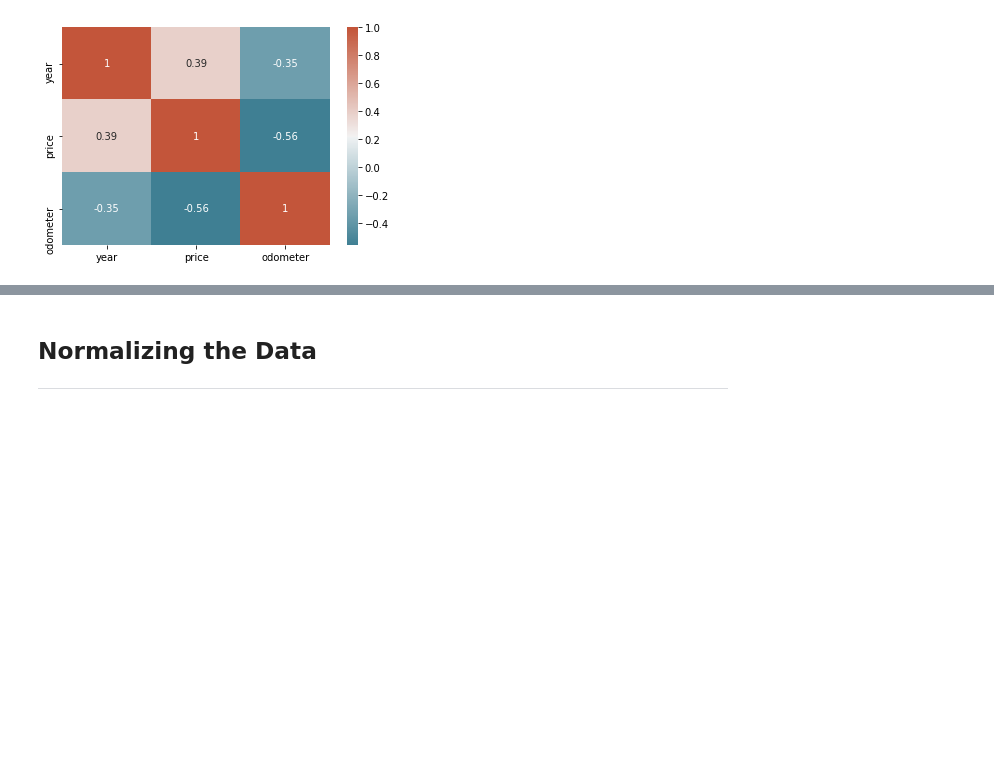
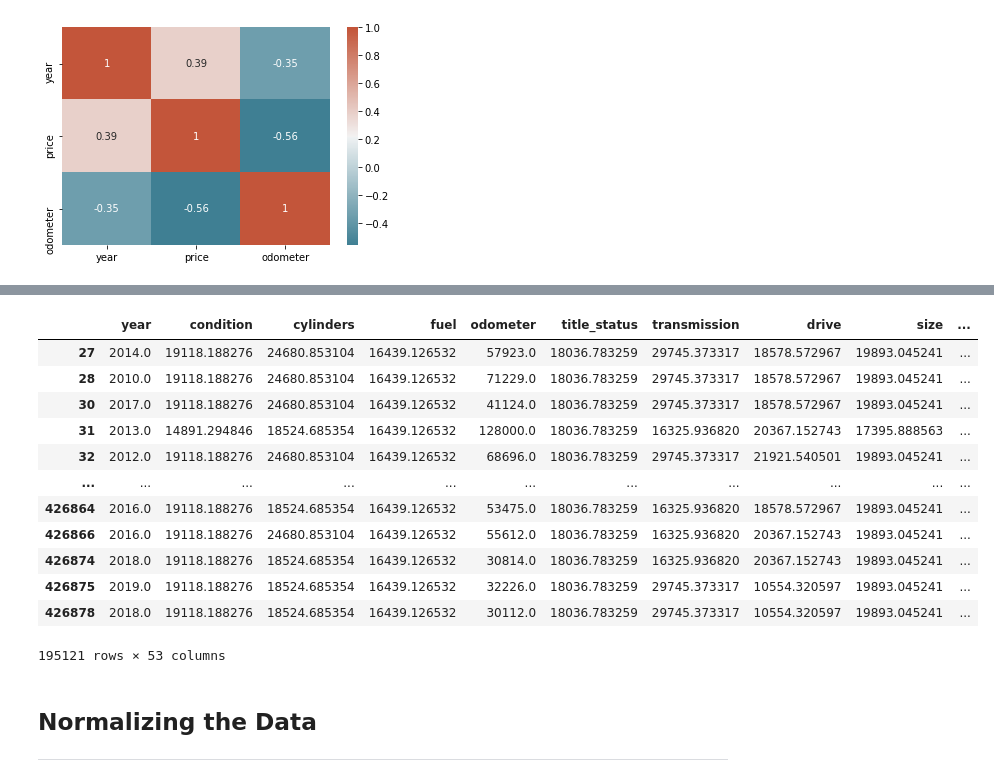
Before and after one commit to ryanirl/data-analysis-projects, a Jupyter notebook: craigslist_price_prediction/cleaning_data.ipynb, the cells around one changed output, grey strips where cells are left out. Saved outputs shown, nothing was run; the diff lists cells and outputs as text; code cells hidden in the pictures; blank space fills up the shorter version.

Commit message:
0.96 R2 Score on Car Data

```diff
--- a/craigslist_price_prediction/cleaning_data.ipynb
+++ b/craigslist_price_prediction/cleaning_data.ipynb
@@ -161,0 +185,8 @@ We have removed over 100,000 entries which lie beyond this domain restriction.
+# %%
+# TALK ABOUT WHY THIS INCREASES R2 SCORE BY 7%
+
+df.dropna(subset = ["odometer", "cylinders"], inplace=True)
+
+df.fillna("0", inplace=True)
+
+len(df.index)
@@ -195,19 +228,7 @@ sb.heatmap(corr, xticklabels=corr.columns, yticklabels=corr.columns, annot=True,
 # %% [output]
 <AxesSubplot:>
 [figure]
-# %%
-df.dropna(subset = ["odometer", "condition", "cylinders"], inplace=True)
-df.fillna("0", inplace=True)
 # %%
 Y = df['price']
 
 df.drop('price', inplace=True, axis=1)
-# %%
-# TEMP DELETE IN A SEC
-import category_encoders as ce
-# added cylinders and removed manufacturer for one hot testing :)
-enc = ce.TargetEncoder(cols=['transmission', 'fuel', 'title_status', 'type', 'drive', 'state',
-                             'condition', 'size', 'cylinders', 'paint_color']).fit(df, Y)
-
-df = enc.transform(df)
-df
@@ -251,3 +235,41 @@ df = pd.concat([df, y], axis=1)
+# %%
+# ------------- Target Encoding ----------------- #
+
+# Complies Target Encoding for Features (NOT INCLUDING "Manufacturer")
+target_encode = ce.TargetEncoder(cols = ['transmission', 'fuel', 'title_status', 'type', 'drive', 'state',
+                                         'condition', 'size', 'cylinders', 'paint_color']).fit(df, Y)
+
+# Applies Target Endcoding and Transforms Dataframe
+df = target_encode.transform(df)
+
+
+
+# ------------- One-Hot Encoding ---------------- #
+
+# Builds One-Hot Encoding
+one_hot_encoding = pd.get_dummies(df.manufacturer)
+
+# Drops Categorical Manufactural Feature
+df.drop('manufacturer', inplace=True, axis=1)
+
+# Adds One-Hot Encoding of Manufacturers to Dataframe
+df = pd.concat([df, one_hot_encoding], axis=1)
+
+df
+# %% [output]
+|  | year | condition | cylinders | fuel | odometer | title_status | transmission | drive | size | ... |
+| 27 | 2014.0 | 19118.188276 | 24680.853104 | 16439.126532 | 57923.0 | 18036.783259 | 29745.373317 | 18578.572967 | 19893.045241 | ... |
+| 28 | 2010.0 | 19118.188276 | 24680.853104 | 16439.126532 | 71229.0 | 18036.783259 | 29745.373317 | 18578.572967 | 19893.045241 | ... |
+| 30 | 2017.0 | 19118.188276 | 24680.853104 | 16439.126532 | 41124.0 | 18036.783259 | 29745.373317 | 18578.572967 | 19893.045241 | ... |
+| 31 | 2013.0 | 14891.294846 | 18524.685354 | 16439.126532 | 128000.0 | 18036.783259 | 16325.936820 | 20367.152743 | 17395.888563 | ... |
+| 32 | 2012.0 | 19118.188276 | 24680.853104 | 16439.126532 | 68696.0 | 18036.783259 | 29745.373317 | 21921.540501 | 19893.045241 | ... |
+| ... | ... | ... | ... | ... | ... | ... | ... | ... | ... | ... |
+| 426864 | 2016.0 | 19118.188276 | 18524.685354 | 16439.126532 | 53475.0 | 18036.783259 | 16325.936820 | 18578.572967 | 19893.045241 | ... |
+| 426866 | 2016.0 | 19118.188276 | 24680.853104 | 16439.126532 | 55612.0 | 18036.783259 | 16325.936820 | 20367.152743 | 19893.045241 | ... |
+| 426874 | 2018.0 | 19118.188276 | 18524.685354 | 16439.126532 | 30814.0 | 18036.783259 | 16325.936820 | 20367.152743 | 19893.045241 | ... |
+| 426875 | 2019.0 | 19118.188276 | 18524.685354 | 16439.126532 | 32226.0 | 18036.783259 | 29745.373317 | 10554.320597 | 19893.045241 | ... |
+| 426878 | 2018.0 | 19118.188276 | 18524.685354 | 16439.126532 | 30112.0 | 18036.783259 | 29745.373317 | 10554.320597 | 19893.045241 | ... |
+195121 rows × 53 columns
 # %% [markdown]
 
 
```
Also changed, not shown: parts of 21 cells of this notebook.
